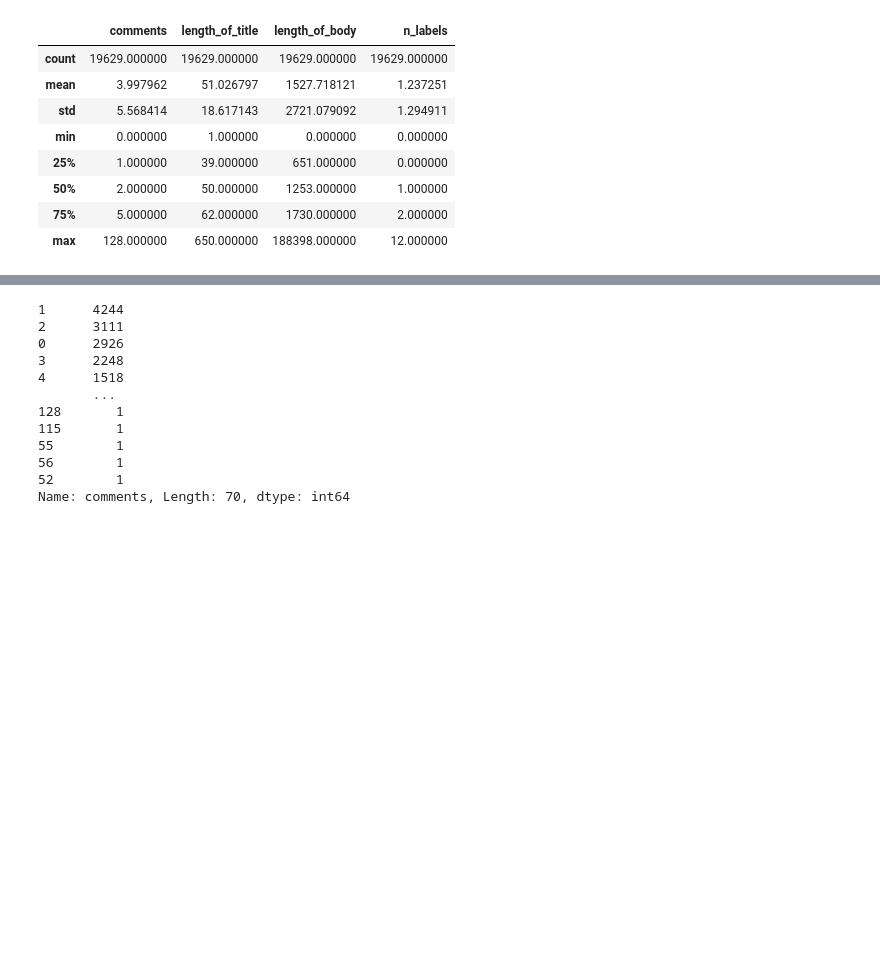
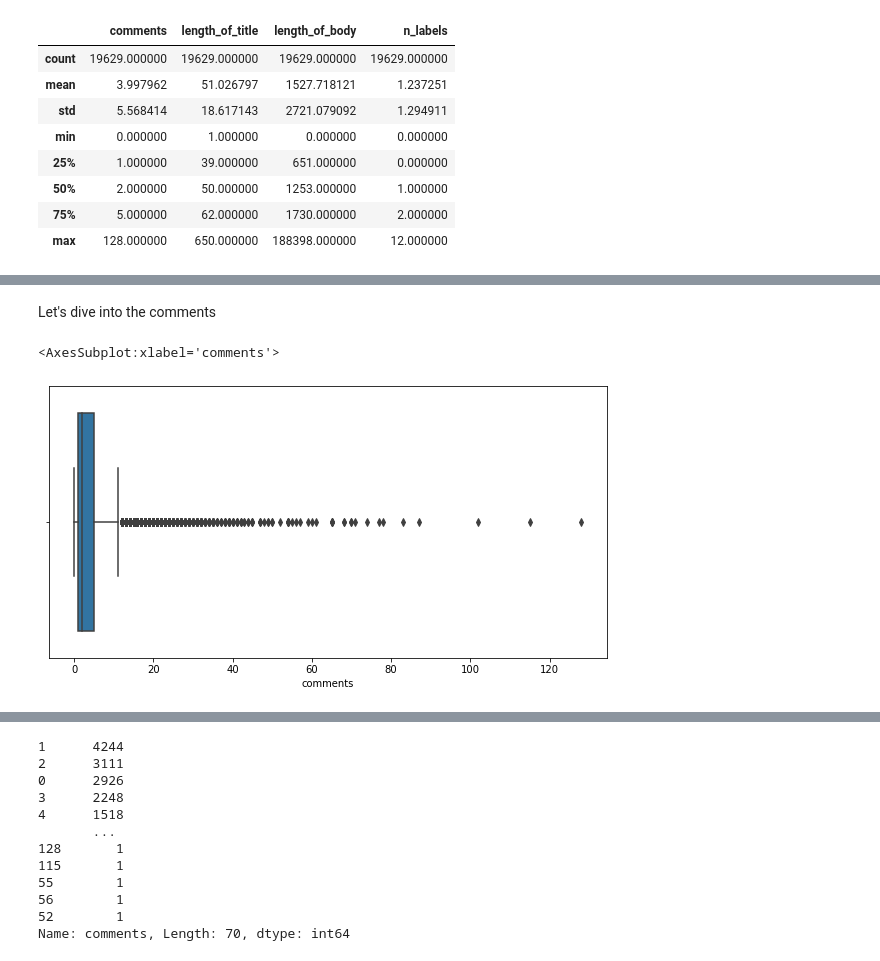
Before and after one commit to AmirZahre/Github_Org_Repo_Analysis, a Jupyter notebook: astronomer_internship_takehome.ipynb, the cells around one changed output, grey strips where cells are left out. Cells and saved outputs as stored; diff of their text form; code cells hidden in the pictures; blank space fills up the shorter version.

```diff
--- a/astronomer_internship_takehome.ipynb
+++ b/astronomer_internship_takehome.ipynb
@@ -345,0 +350,9 @@ plt.show()
+# %% [markdown]
+Let's dive into the comments
+# %%
+fig, ax = plt.subplots(figsize=(10,5))
+
+sns.boxplot(x=df.comments)
+# %% [output]
+<AxesSubplot:xlabel='comments'>
+[figure, added]
```
Also changed, not shown: parts of 13 cells of this notebook.
